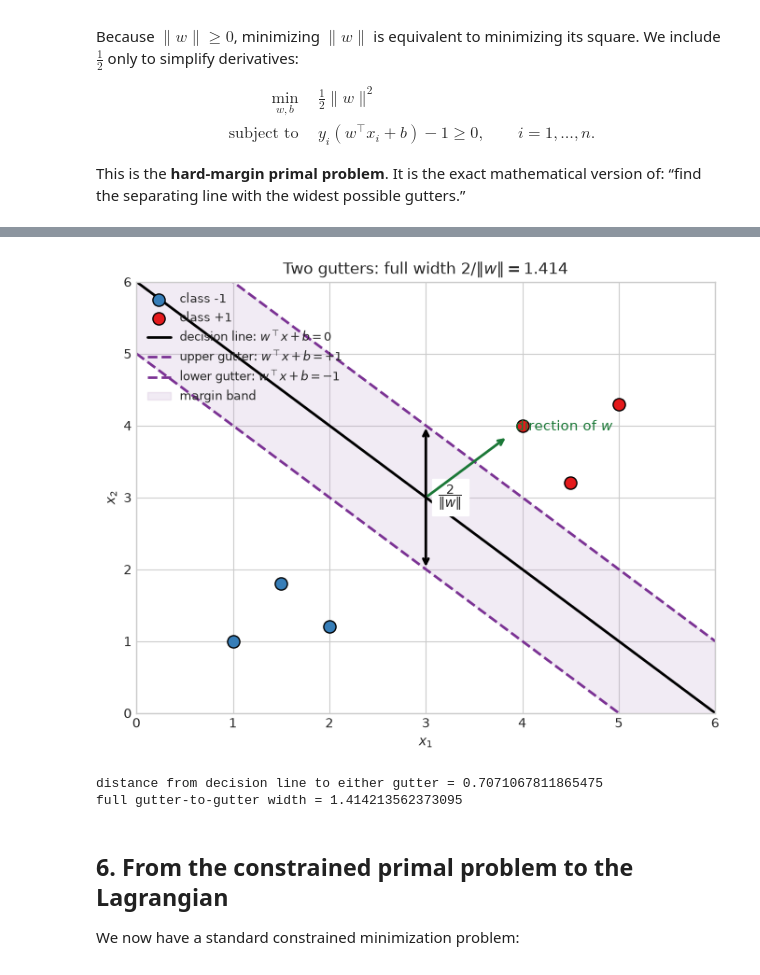
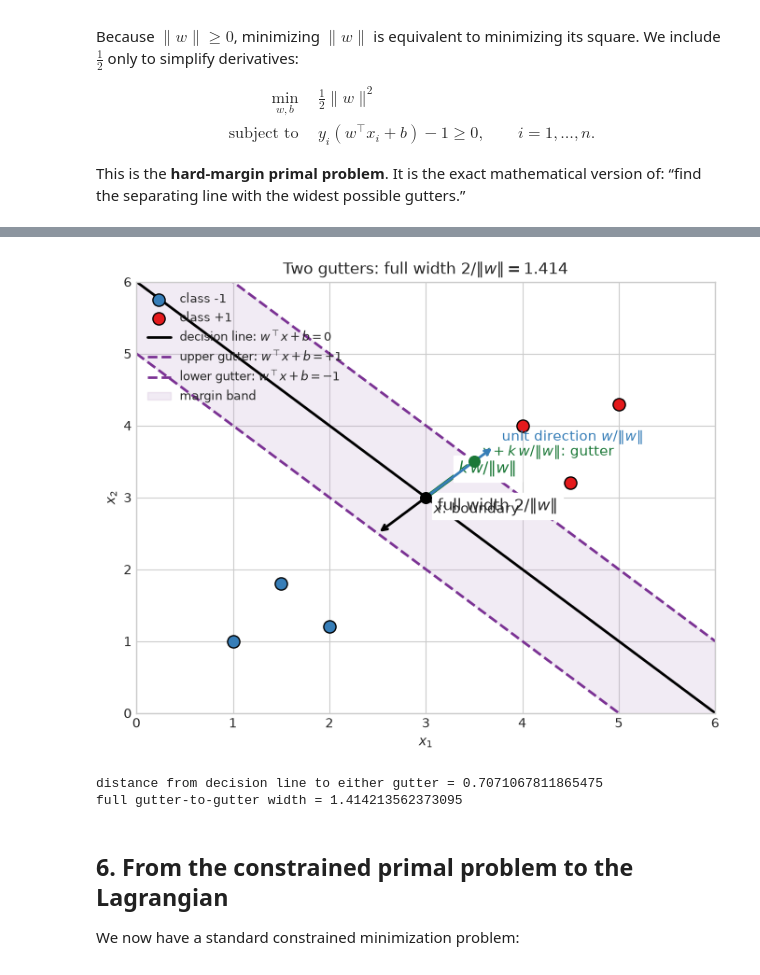
Before and after one commit to Mohamad-Hisham/ML-DEPI, a Jupyter notebook: src/ML/Session-7/code/SVM-THEORY.IPYNB, the cells around one changed output, grey strips where cells are left out. Drawn from its saved outputs; the diff is of its cells as text; code cells hidden in the pictures.

```diff
--- a/src/ML/Session-7/code/SVM-THEORY.IPYNB
+++ b/src/ML/Session-7/code/SVM-THEORY.IPYNB
@@ -422,46 +489,60 @@ This is the **hard-margin primal problem**. It is the exact mathematical version
 w = np.array([1.0, 1.0])
 b = -6.0
 xs = np.linspace(0, 6, 300)
 y0 = -(w[0] * xs + b) / w[1]
 y_plus = -(w[0] * xs + b - 1) / w[1]   # w^T x + b = +1
 y_minus = -(w[0] * xs + b + 1) / w[1]  # w^T x + b = -1
 
 fig, ax = plt.subplots(figsize=(8, 6))
 for label, color, name in [(-1, "#377eb8", "class -1"), (1, "#e41a1c", "class +1")]:
     pts = X_demo[y_demo == label]
     ax.scatter(pts[:, 0], pts[:, 1], s=90, c=color, label=name, edgecolor="black")
 
 ax.plot(xs, y0, color="black", linewidth=2, label=r"decision line: $w^\top x+b=0$")
 ax.plot(xs, y_plus, color="#7b3294", linestyle="--", linewidth=2,
         label=r"upper gutter: $w^\top x+b=+1$")
 ax.plot(xs, y_minus, color="#7b3294", linestyle="--", linewidth=2,
         label=r"lower gutter: $w^\top x+b=-1$")
 ax.fill_between(xs, y_minus, y_plus, color="#c2a5cf", alpha=.22, label="margin band")
 
-# Choose perpendicular points on the two gutters at x-coordinate 3.
-x_minus = np.array([3.0, -(w[0] * 3.0 + b + 1) / w[1]])
-x_plus = np.array([3.0, -(w[0] * 3.0 + b - 1) / w[1]])
-midpoint = (x_minus + x_plus) / 2
+# Start at a point on the decision boundary and move along w/||w||.
+w_norm = np.linalg.norm(w)
+unit_w = w / w_norm
+x_boundary = np.array([3.0, -(w[0] * 3.0 + b) / w[1]])
+k = 1 / w_norm
+x_plus = x_boundary + k * unit_w
+x_minus = x_boundary - k * unit_w
+
+# Show the complete width and the actual movement from the boundary to a gutter.
 ax.annotate("", xy=x_plus, xytext=x_minus,
             arrowprops=dict(arrowstyle="<->", color="black", linewidth=2))
-ax.text(midpoint[0] + .12, midpoint[1],
-        r"$\frac{2}{\|w\|}$", fontsize=14, va="center", backgroundcolor="white")
+ax.text(*(x_boundary + np.array([.12, -.18])),
+        r"full width $2/\|w\|$", fontsize=12, backgroundcolor="white")
+ax.annotate("", xy=x_plus, xytext=x_boundary,
+            arrowprops=dict(arrowstyle="->", color="#1b7837", linewidth=3))
+ax.text(*(x_boundary + .52 * (x_plus - x_boundary) + np.array([.08, .08])),
+        r"$k\,w/\|w\|$", color="#1b7837", fontsize=12,
+        backgroundcolor="white")
+ax.scatter(*x_boundary, color="black", s=70, zorder=5)
+ax.scatter(*x_plus, color="#1b7837", s=70, zorder=5)
+ax.text(*(x_boundary + np.array([.08, -.22])), r"$x$: boundary", fontsize=11)
+ax.text(*(x_plus + np.array([.08, .08])), r"$x+k\,w/\|w\|$: gutter", fontsize=11,
+        color="#1b7837")
 
-# A normal-direction arrow shows why the shortest segment is perpendicular.
-normal_step = 1.2 * w / np.linalg.norm(w)
-ax.annotate("", xy=midpoint + normal_step, xytext=midpoint,
-            arrowprops=dict(arrowstyle="->", color="#1b7837", linewidth=2))
-ax.text(*(midpoint + normal_step + np.array([.08, .08])), r"direction of $w$",
-        color="#1b7837", fontsize=11)
+# A separate arrow shows the direction of the normal vector.
+ax.annotate("", xy=x_boundary + 1.0 * unit_w, xytext=x_boundary,
+            arrowprops=dict(arrowstyle="->", color="#377eb8", linewidth=2))
+ax.text(*(x_boundary + 1.0 * unit_w + np.array([.08, .08])),
+        r"unit direction $w/\|w\|$", color="#377eb8", fontsize=11)
 
 ax.set(xlim=(0, 6), ylim=(0, 6), xlabel=r"$x_1$", ylabel=r"$x_2$",
        title=rf"Two gutters: full width $2/\|w\|={2/np.linalg.norm(w):.3f}$")
 ax.legend(loc="upper left", fontsize=9)
 plt.show()
 print("distance from decision line to either gutter =", 1 / np.linalg.norm(w))
 print("full gutter-to-gutter width =", 2 / np.linalg.norm(w))
 # %% [output]
-[figure, old version]
+[figure, new version]
 distance from decision line to either gutter = 0.7071067811865475
 full gutter-to-gutter width = 1.414213562373095
 # %% [markdown]
```
Also changed, not shown: parts of 3 cells of this notebook, 2 other files.
